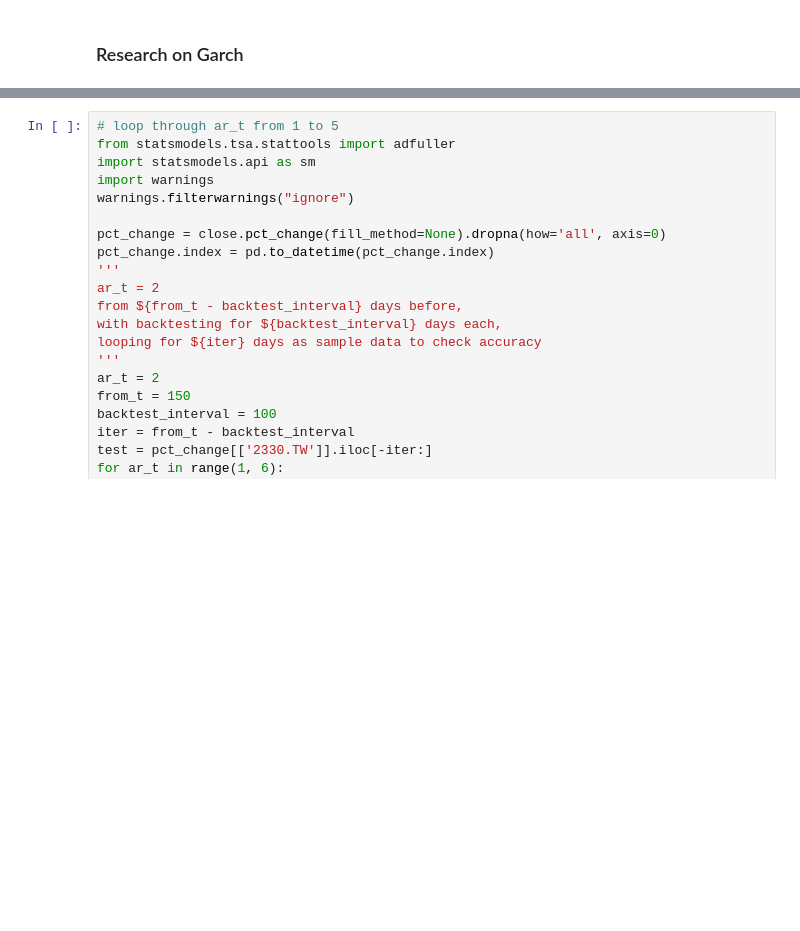
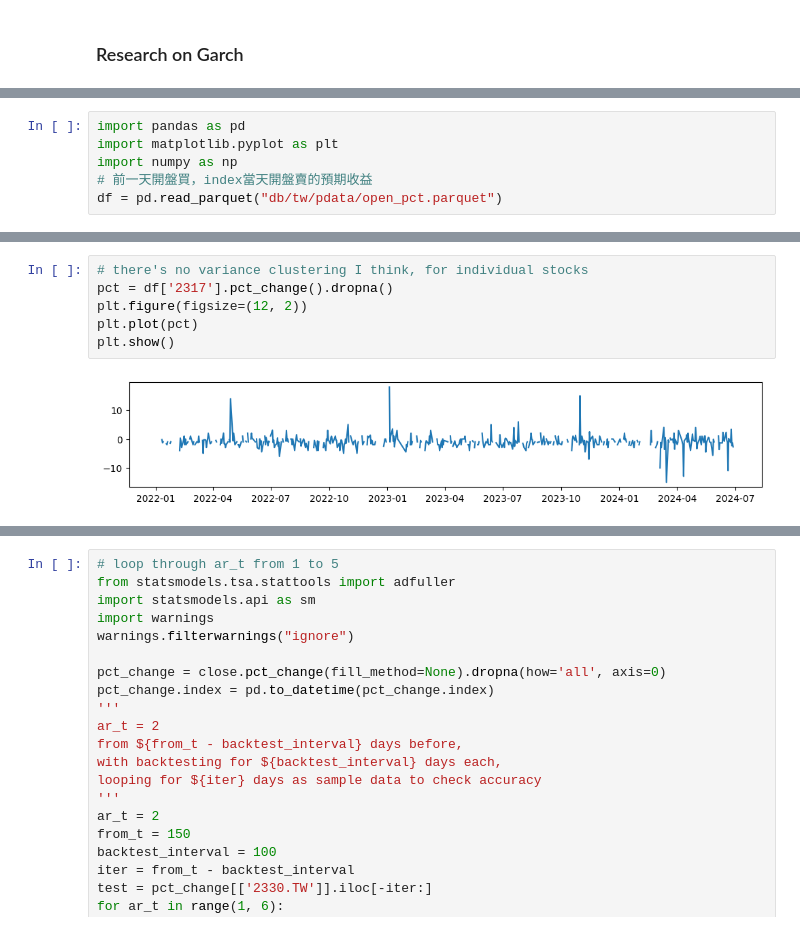
Before and after one commit to tsungyou/TS, a Jupyter notebook: ARIMA_GARCH_research.ipynb, the cells around one changed output, grey strips where cells are left out. Drawn from its saved outputs; the diff is of its cells as text; blank space fills up the shorter version.

```diff
--- a/ARIMA_GARCH_research.ipynb
+++ b/ARIMA_GARCH_research.ipynb
@@ -35,0 +3,6 @@ pct_change = close.pct_change(fill_method=None).dropna(how='all', axis=0)
+# %%
+import pandas as pd
+import matplotlib.pyplot as plt
+import numpy as np
+# 前一天開盤買，index當天開盤賣的預期收益
+df = pd.read_parquet("db/tw/pdata/open_pct.parquet")
@@ -35,0 +18,8 @@ pct_change = close.pct_change(fill_method=None).dropna(how='all', axis=0)
+# %%
+# there's no variance clustering I think, for individual stocks
+pct = df['2317'].pct_change().dropna()
+plt.figure(figsize=(12, 2))
+plt.plot(pct)
+plt.show()
+# %% [output]
+[figure, added]
```
Also changed, not shown: parts of 30 cells of this notebook, 19 other files.
